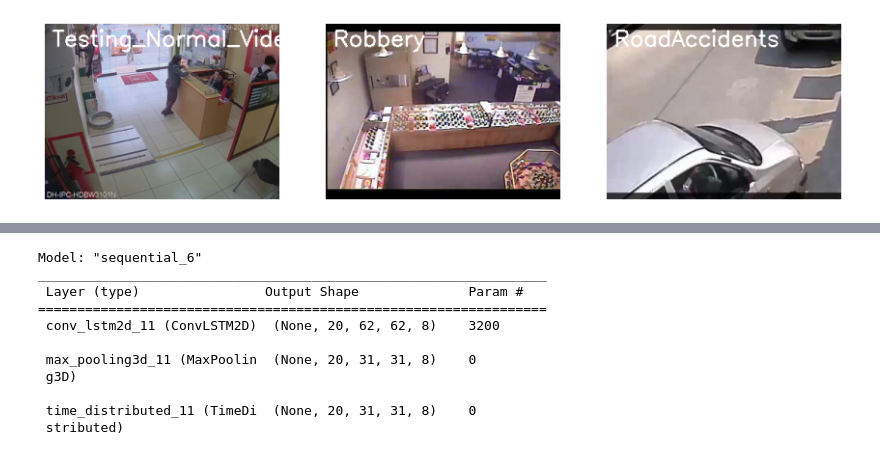
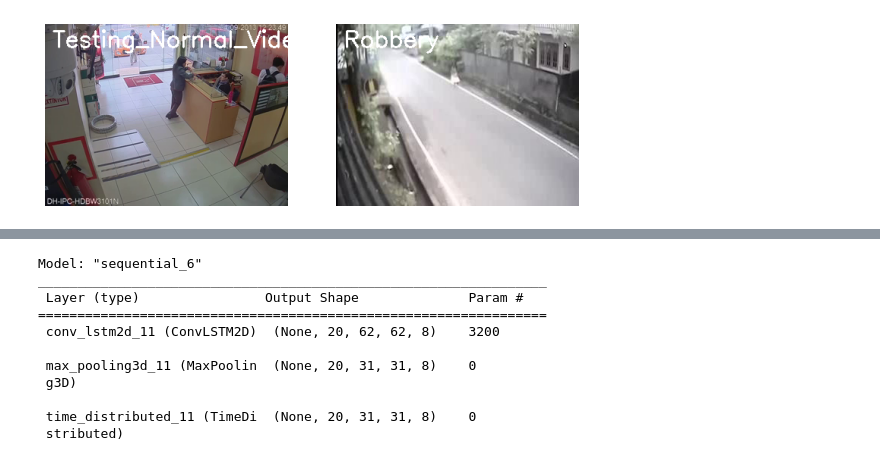
Before and after one commit to adeelakmal/Robbery-Detection-ConvoLSTM-Approach, a Jupyter notebook: Deep Learning FYP-Copy1.ipynb, the cells around one changed output, grey strips where cells are left out. Drawn from its saved outputs; the diff is of its cells as text; code cells hidden in the pictures.

```diff
--- a/Deep Learning FYP-Copy1.ipynb
+++ b/Deep Learning FYP-Copy1.ipynb
@@ -34,39 +35,39 @@ print(all_classes_names)
 # %%
 # Create a Matplotlib figure and specify the size of the figure.
 plt.figure(figsize = (20, 20))
-random_range = random.sample(range(len(all_classes_names)), 3)
+random_range = random.sample(range(len(all_classes_names)), 2)
 
 # Iterating through all the generated random values.
 for counter, random_index in enumerate(random_range, 1):
 
     # Retrieve a Class Name using the Random Index.
     selected_class_Name = all_classes_names[random_index]
 
     # Retrieve the list of all the video files present in the randomly selected Class Directory.
     video_files_names_list = os.listdir(f'E:/Uni Assignments/SEMESTER 7/COMP 497A/DATASET/rebuilt.Anomaly-Videos-Part-3/Anomaly-Videos-Part-3/{selected_class_Name}')
 
     # Randomly select a video file from the list retrieved from the randomly selected Class Directory.
     selected_video_file_name = random.choice(video_files_names_list)
 
     # Initialize a VideoCapture object to read from the video File.
     video_reader = cv2.VideoCapture(f'E:/Uni Assignments/SEMESTER 7/COMP 497A/DATASET/rebuilt.Anomaly-Videos-Part-3/Anomaly-Videos-Part-3/{selected_class_Name}/{selected_video_file_name}')
 
     # Read the first frame of the video file.
     _, bgr_frame = video_reader.read()
 
     # Release the VideoCapture object.
     video_reader.release()
 
     # Convert the frame from BGR into RGB format.
     rgb_frame = cv2.cvtColor(bgr_frame, cv2.COLOR_BGR2RGB)
 
     # Write the class name on the video frame.
     cv2.putText(rgb_frame, selected_class_Name, (10, 30), cv2.FONT_HERSHEY_SIMPLEX, 1, (255, 255, 255), 2)
 
     # Display the frame.
     plt.subplot(5, 4, counter);plt.imshow(rgb_frame);plt.axis('off')
 # %% [output]
-[figure, old version]
+[figure, new version]
 # %%
 IMAGE_HEIGHT , IMAGE_WIDTH = 64, 64
 
```
Also changed, not shown: parts of 9 cells of this notebook, 7 other files.
